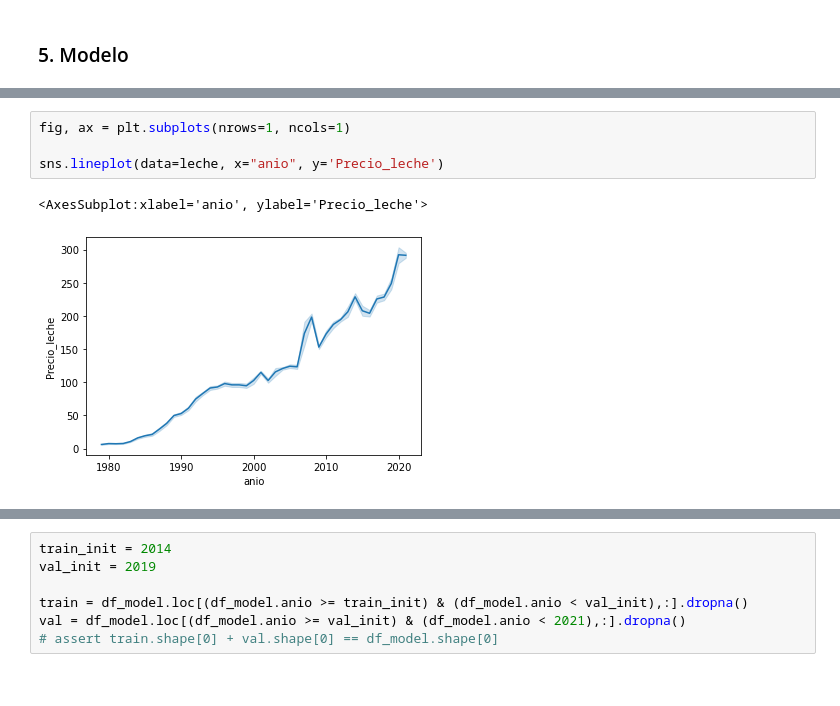
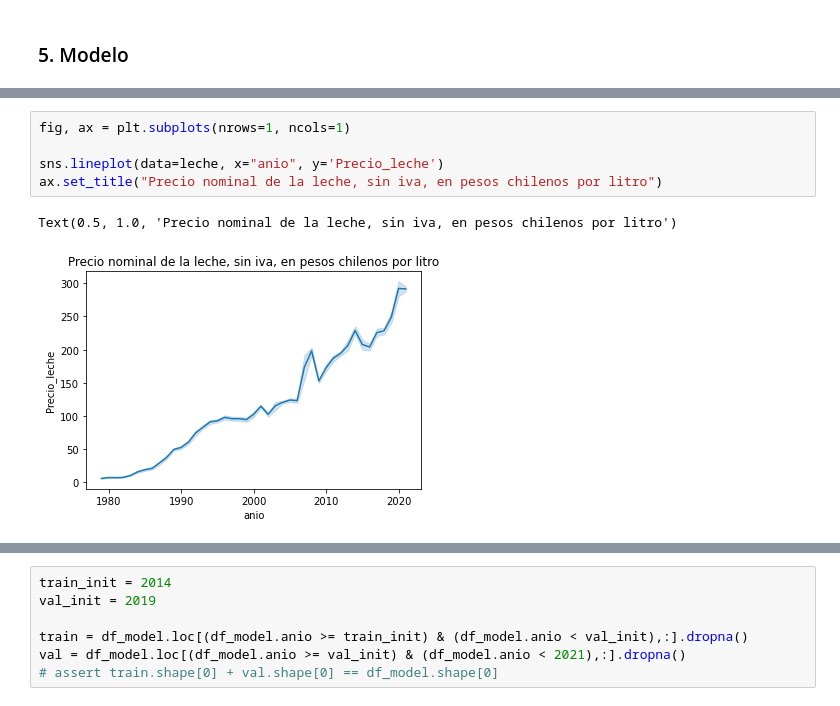
Before and after one commit to fbetteo/spike, a Jupyter notebook: desafio.ipynb, the cells around one changed output, grey strips where cells are left out. Saved outputs shown, nothing was run; the diff lists cells and outputs as text.

```diff
--- a/desafio.ipynb
+++ b/desafio.ipynb
@@ -489,7 +493,8 @@ df_full.tail(10)
 # %%
 fig, ax = plt.subplots(nrows=1, ncols=1)
 
 sns.lineplot(data=leche, x="anio", y='Precio_leche')
+ax.set_title("Precio nominal de la leche, sin iva, en pesos chilenos por litro")
 # %% [output]
-<AxesSubplot:xlabel='anio', ylabel='Precio_leche'>
+Text(0.5, 1.0, 'Precio nominal de la leche, sin iva, en pesos chilenos por litro')
-[figure, old version]
+[figure, new version]
```
Also changed, not shown: parts of 54 cells of this notebook, 1 other file.
